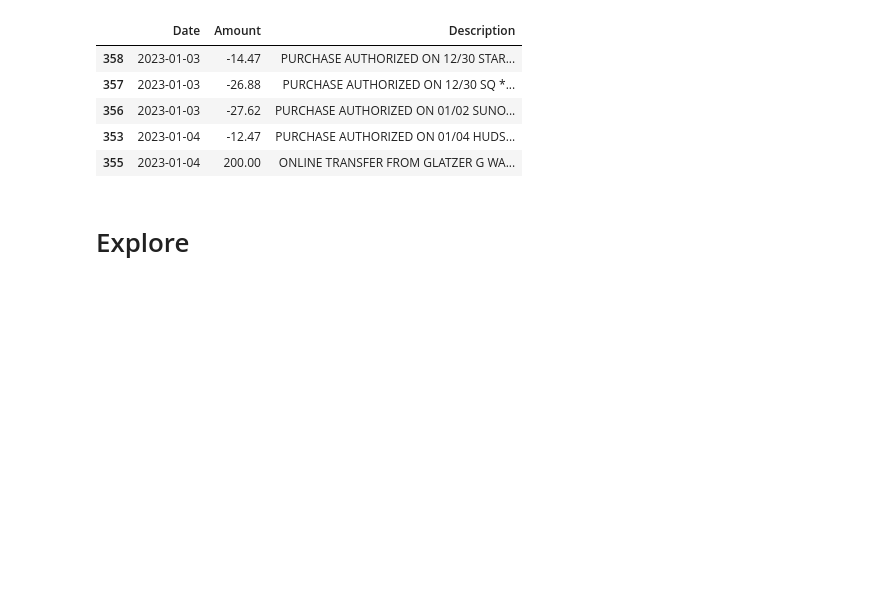
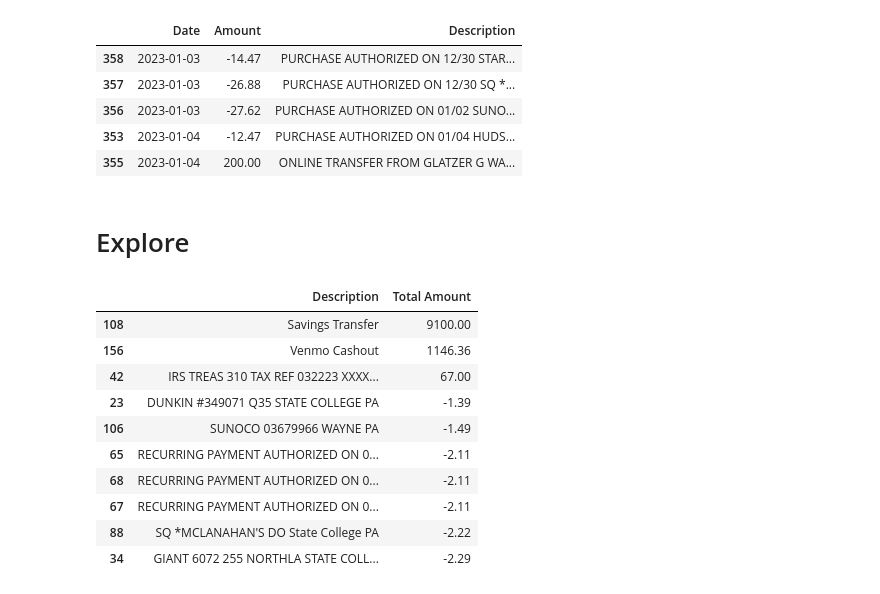
Before and after one commit to g1776/Finance-Dashboard, a Jupyter notebook: EDA.ipynb, the cells around one changed output. Cells and saved outputs as stored; diff of their text form; code cells hidden in the pictures; blank space fills up the shorter version.

```diff
--- a/EDA.ipynb
+++ b/EDA.ipynb
@@ -97,3 +97,49 @@ def description_pie_chart(df, type="+", legend=False):
 description_pie_chart(df).show()
 # %%
 description_pie_chart(df, type="-", title="Top 10 Negative Transaction Types").show()
+# %%
+def clean_description(df):
+    """Call this function to clean the description column of the dataframe."""
+
+    descr_clean = df.copy()
+
+    # remove all of these patterns from the description column
+    patterns = [
+        r"PURCHASE AUTHORIZED ON \d{2}/\d{2}",
+        r"\b\w{16}\sCARD\s\d{4}\b",
+        r"PURCHASE INTL AUTHORIZED ON \d{2}/\d{2}",
+    ]
+    for pattern in patterns:
+        descr_clean["Description"] = (
+            descr_clean["Description"].str.replace(pattern, "", regex=True).str.strip()
+        )
+
+    custom_categories = {
+        "Penn State Apt Rent": "Rent",
+        "ONLINE TRANSFER FROM GLATZER G": "Savings Transfer",
+        "VENMO CASHOUT": "Venmo Cashout",
+        "PANERA BREAD": "Panera Bread",
+    }
+
+    # replace the custom categories
+    for custom_category in custom_categories:
+        # if the custom category is in the description, replace it
+        descr_clean.loc[
+            descr_clean["Description"].str.contains(custom_category), "Description"
+        ] = custom_categories[custom_category]
+
+    return descr_clean
+# %%
+clean_description(df).groupby("Description").sum().reset_index().rename(columns={"Amount": "Total Amount"}).sort_values(by="Total Amount", ascending=False).head(10)
+# %% [output]
+|  | Description | Total Amount |
+| 108 | Savings Transfer | 9100.00 |
+| 156 | Venmo Cashout | 1146.36 |
+| 42 | IRS TREAS 310 TAX REF 032223 XXXX... | 67.00 |
+| 23 | DUNKIN #349071 Q35 STATE COLLEGE PA | -1.39 |
+| 106 | SUNOCO 03679966 WAYNE PA | -1.49 |
+| 65 | RECURRING PAYMENT AUTHORIZED ON 0... | -2.11 |
+| 68 | RECURRING PAYMENT AUTHORIZED ON 0... | -2.11 |
+| 67 | RECURRING PAYMENT AUTHORIZED ON 0... | -2.11 |
+| 88 | SQ *MCLANAHAN'S DO State College PA | -2.22 |
+| 34 | GIANT 6072 255 NORTHLA STATE COLL... | -2.29 |
```
Also changed, not shown: 1 other file.
